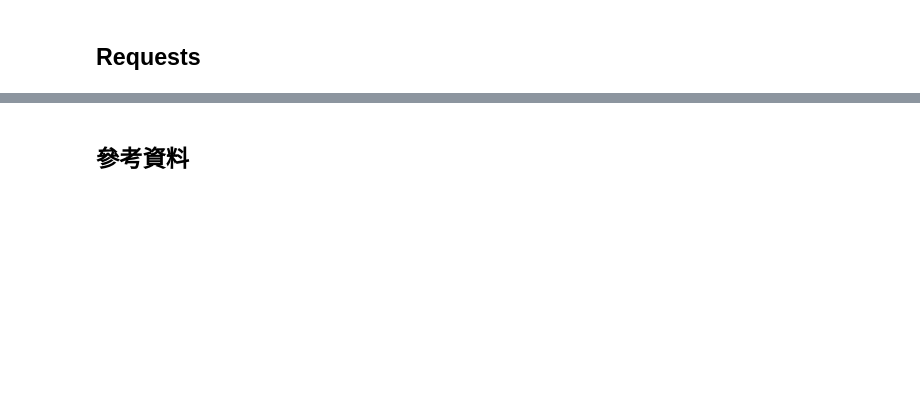
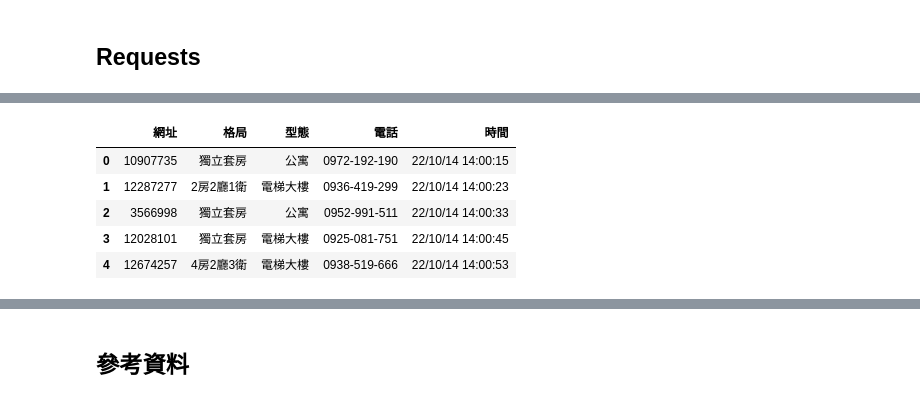
Before and after one commit to sueshow/Python_Crawl, a Jupyter notebook: Code/爬蟲_591租屋_requests.ipynb, the cells around one changed output, grey strips where cells are left out. Drawn from its saved outputs; the diff is of its cells as text; code cells hidden in the pictures; blank space fills up the shorter version.

```diff
--- a/Code/爬蟲_591租屋_requests.ipynb
+++ b/Code/爬蟲_591租屋_requests.ipynb
@@ -75,0 +270,12 @@ print(a)
+# %%
+node_detail = pd.DataFrame(result_detail)
+node_detail = node_detail.rename(columns={'post_id':'網址', 'room_str':'格局', 'kind_nm':'型態', 'phone':'電話', 'now_time':'時間'})
+node_detail.head()
+#node_detail.shape
+# %% [output]
+|  | 網址 | 格局 | 型態 | 電話 | 時間 |
+| 0 | 10907735 | 獨立套房 | 公寓 | 0972-192-190 | 22/10/14 14:00:15 |
+| 1 | 12287277 | 2房2廳1衛 | 電梯大樓 | 0936-419-299 | 22/10/14 14:00:23 |
+| 2 | 3566998 | 獨立套房 | 公寓 | 0952-991-511 | 22/10/14 14:00:33 |
+| 3 | 12028101 | 獨立套房 | 電梯大樓 | 0925-081-751 | 22/10/14 14:00:45 |
+| 4 | 12674257 | 4房2廳3衛 | 電梯大樓 | 0938-519-666 | 22/10/14 14:00:53 |
```
Also changed, not shown: parts of 30 cells of this notebook, 5 other files.
